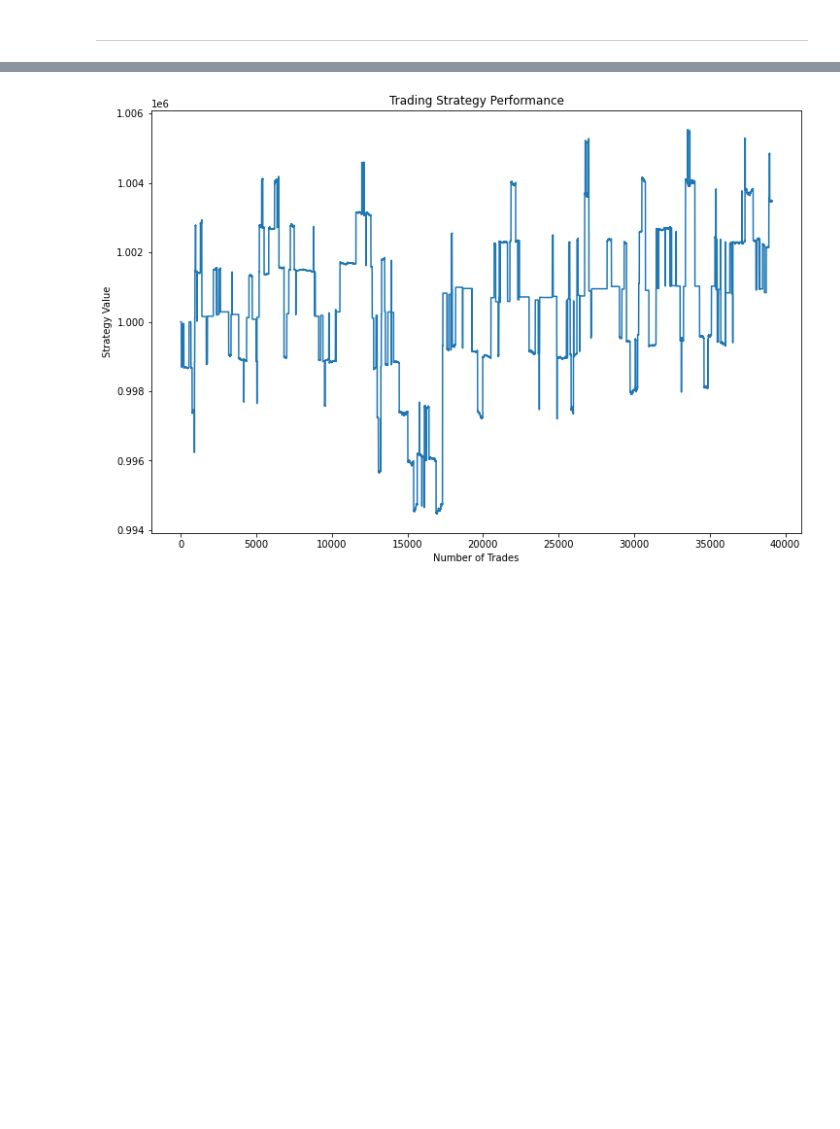
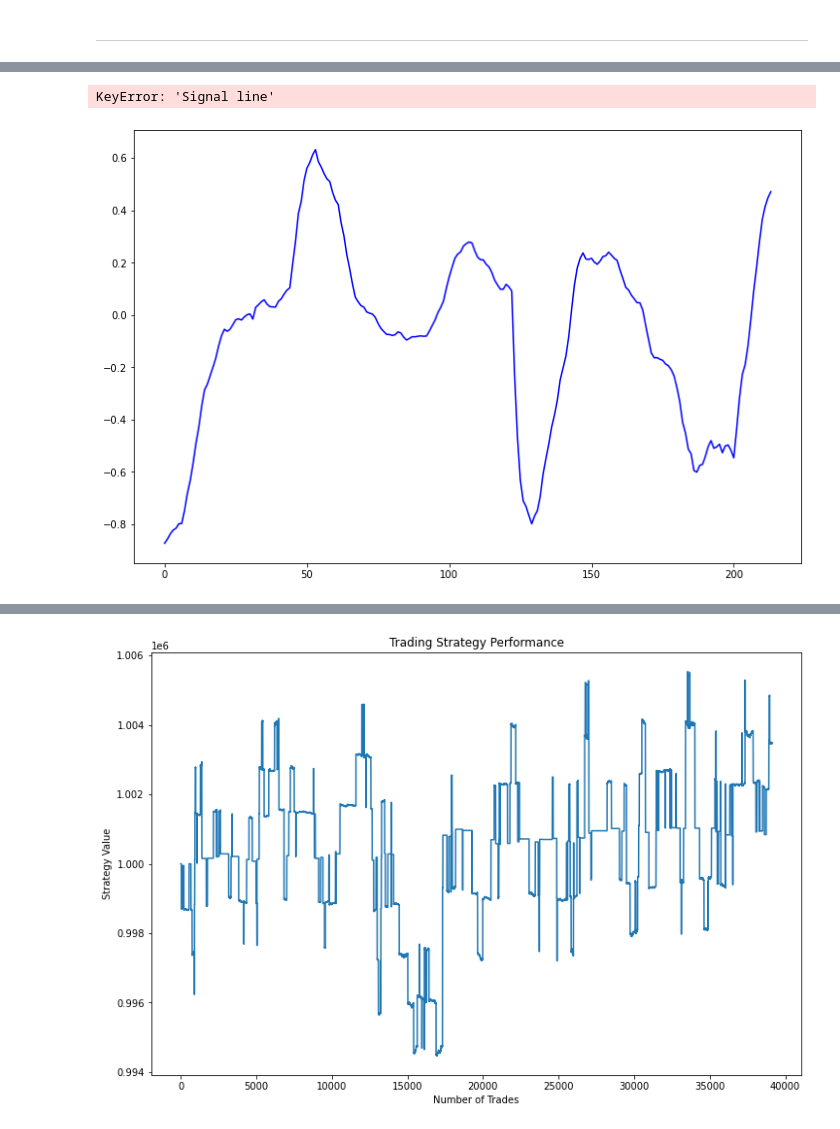
Before and after one commit to david09perez/Proyecto_Trading, a Jupyter notebook: report.ipynb, the cells around one changed output, grey strips where cells are left out. Drawn from its saved outputs; the diff is of its cells as text; code cells hidden in the pictures; blank space fills up the shorter version.

```diff
--- a/report.ipynb
+++ b/report.ipynb
@@ -507,0 +496,5 @@ show best model backtesting
+# %%
+strategy.show_MACD()
+# %% [output]
+KeyError: 'Signal line'
+[figure, added]
```
Also changed, not shown: parts of 27 cells of this notebook.
